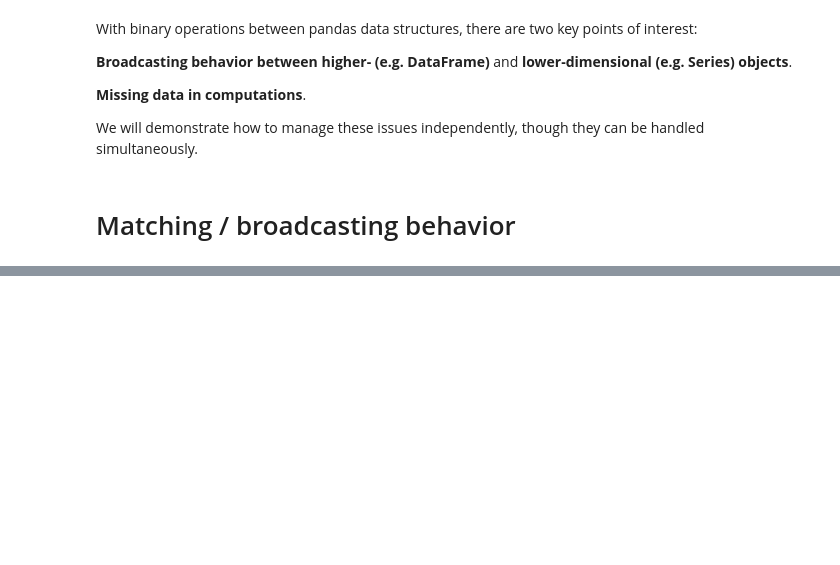
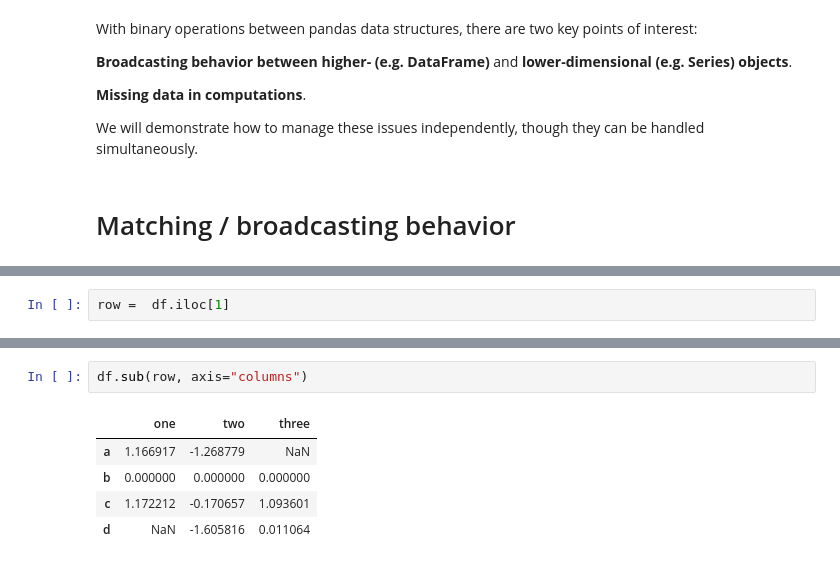
Before and after one commit to gopal-py07/DataSciencePandasExample, a Jupyter notebook: Essential basic functionality/Essential_basic_functionality.ipynb, the cells around one changed output, grey strips where cells are left out. Cells and saved outputs as stored; diff of their text form; blank space fills up the shorter version.

```diff
--- a/Essential basic functionality/Essential_basic_functionality.ipynb
+++ b/Essential basic functionality/Essential_basic_functionality.ipynb
@@ -273,0 +292,2 @@ We will demonstrate how to manage these issues independently, though they can be
+# %%
+row =  df.iloc[1]
@@ -273,0 +311,8 @@ We will demonstrate how to manage these issues independently, though they can be
+# %%
+df.sub(row, axis="columns")
+# %% [output]
+|  | one | two | three |
+| a | 1.166917 | -1.268779 | NaN |
+| b | 0.000000 | 0.000000 | 0.000000 |
+| c | 1.172212 | -0.170657 | 1.093601 |
+| d | NaN | -1.605816 | 0.011064 |
```
Also changed, not shown: parts of 28 cells of this notebook.
